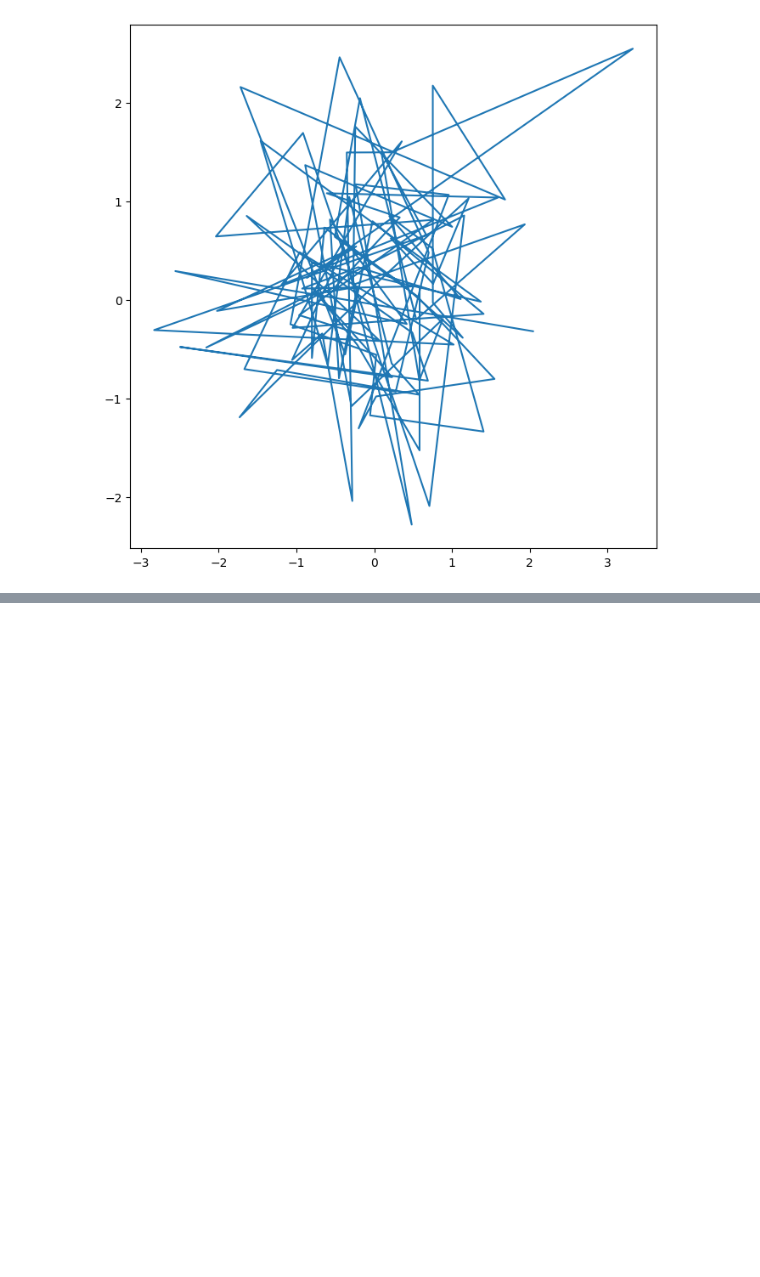
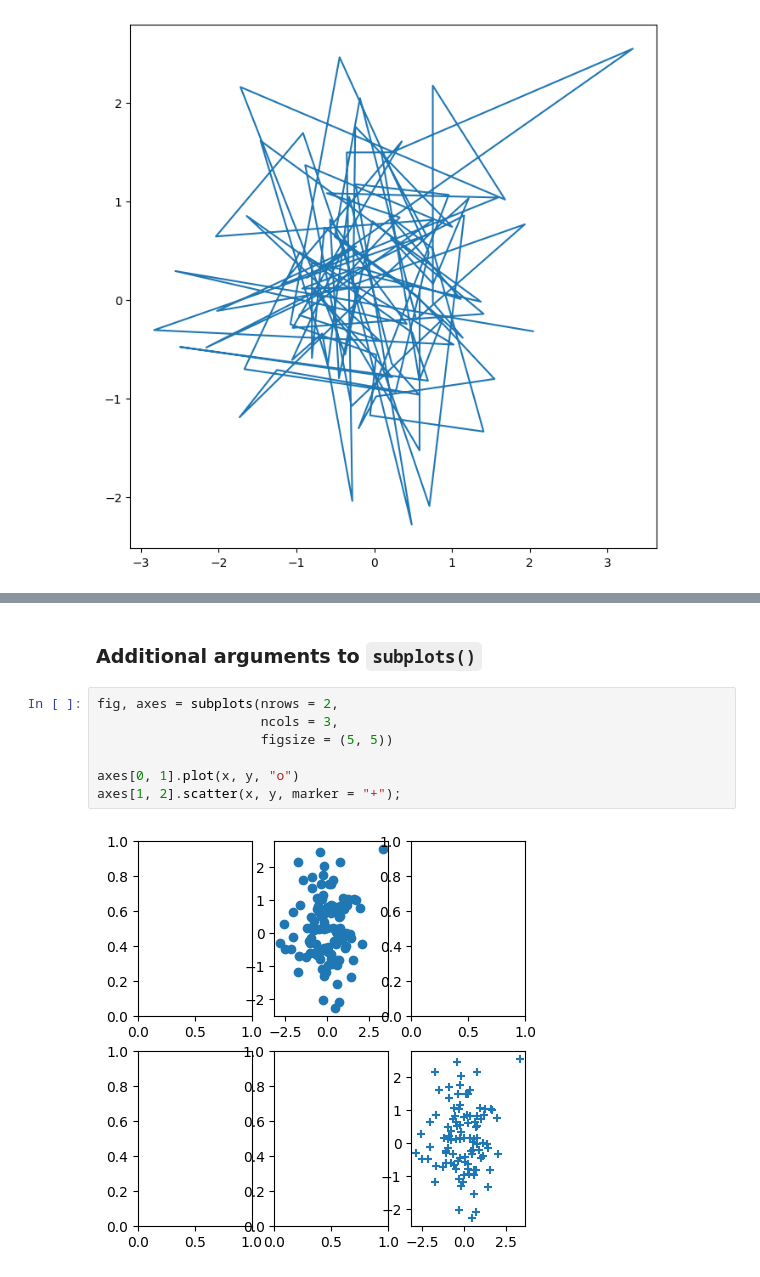
Before and after one commit to Xiaoke1982/statistical_learning_python, a Jupyter notebook: notebooks/1_Introduction_to_Python.ipynb, the cells around one changed output, grey strips where cells are left out. Saved outputs shown, nothing was run; the diff lists cells and outputs as text; blank space fills up the shorter version.

```diff
--- a/notebooks/1_Introduction_to_Python.ipynb
+++ b/notebooks/1_Introduction_to_Python.ipynb
@@ -231,0 +258,11 @@ ax.plot(x, y,"o");
+# %% [markdown]
+### Additional arguments to `subplots()`
+# %%
+fig, axes = subplots(nrows = 2,
+                     ncols = 3,
+                     figsize = (5, 5))
+
+axes[0, 1].plot(x, y, "o")
+axes[1, 2].scatter(x, y, marker = "+");
+# %% [output]
+[figure, added]
```
Also changed, not shown: parts of 21 cells of this notebook, 4 other files.
